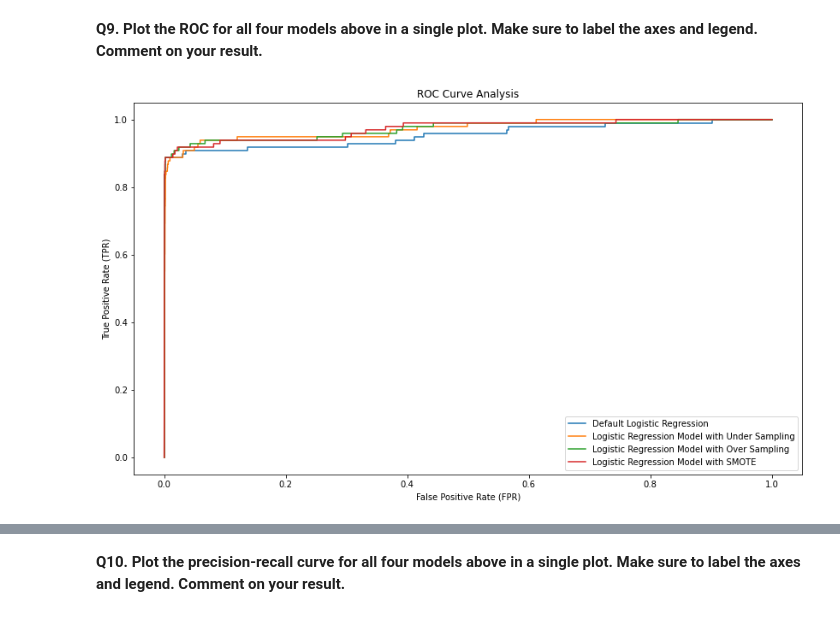
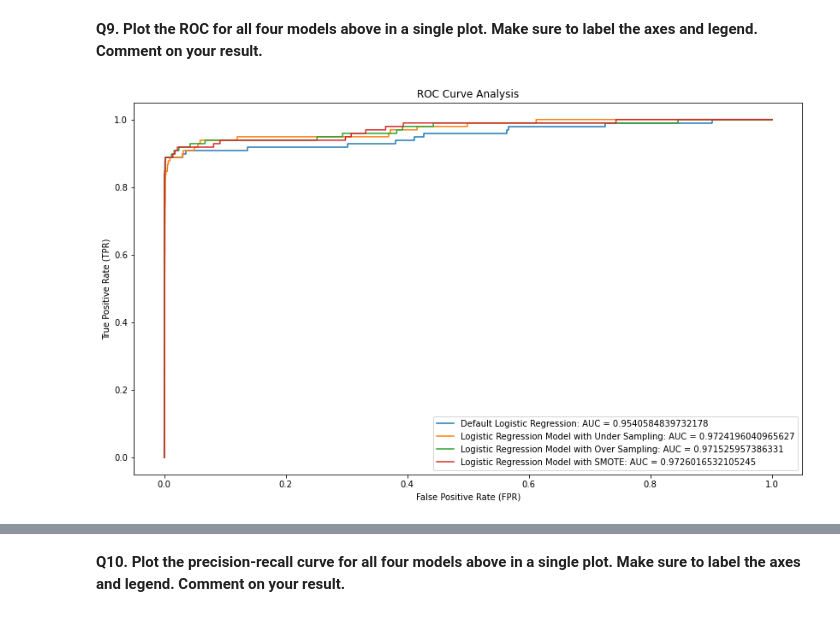
Before and after one commit to ChandanSuri/Spring_2022, a Jupyter notebook: Applied_ML/HW3/AML Homework 3.ipynb, the cells around one changed output, grey strips where cells are left out. Saved outputs shown, nothing was run; the diff lists cells and outputs as text; code cells hidden in the pictures.

```diff
--- a/Applied_ML/HW3/AML Homework 3.ipynb
+++ b/Applied_ML/HW3/AML Homework 3.ipynb
@@ -297,19 +324,19 @@ models_trained = {"Default Logistic Regression": lr_default_model,
 # %%
 # Making predictions and plotting the ROC for all the models trained above...
 fig = plt.figure(figsize = (14, 8))
 
 for model_name, model in models_trained.items():
     y_pred_proba = model.predict_proba(X_test_scaled)[:, 1]
     fpr, tpr, thresholds = roc_curve(y_test, y_pred_proba, pos_label = 1)
-
-    plt.plot(fpr, tpr, label = f"{model_name}")
+    auc_score = roc_auc_score(y_test, y_pred_proba)
+    plt.plot(fpr, tpr, label = f"{model_name}: AUC = {auc_score}")
 
 plt.xlabel("False Positive Rate (FPR)")
 plt.ylabel("True Positive Rate (TPR)")
 plt.title("ROC Curve Analysis")
 plt.legend(loc = "lower right")
 plt.show()
 # %% [output]
-[figure, old version]
+[figure, new version]
 # %% [markdown]
 ROC Curve Analysis:
```
Also changed, not shown: parts of 20 cells of this notebook, 1 other file.
